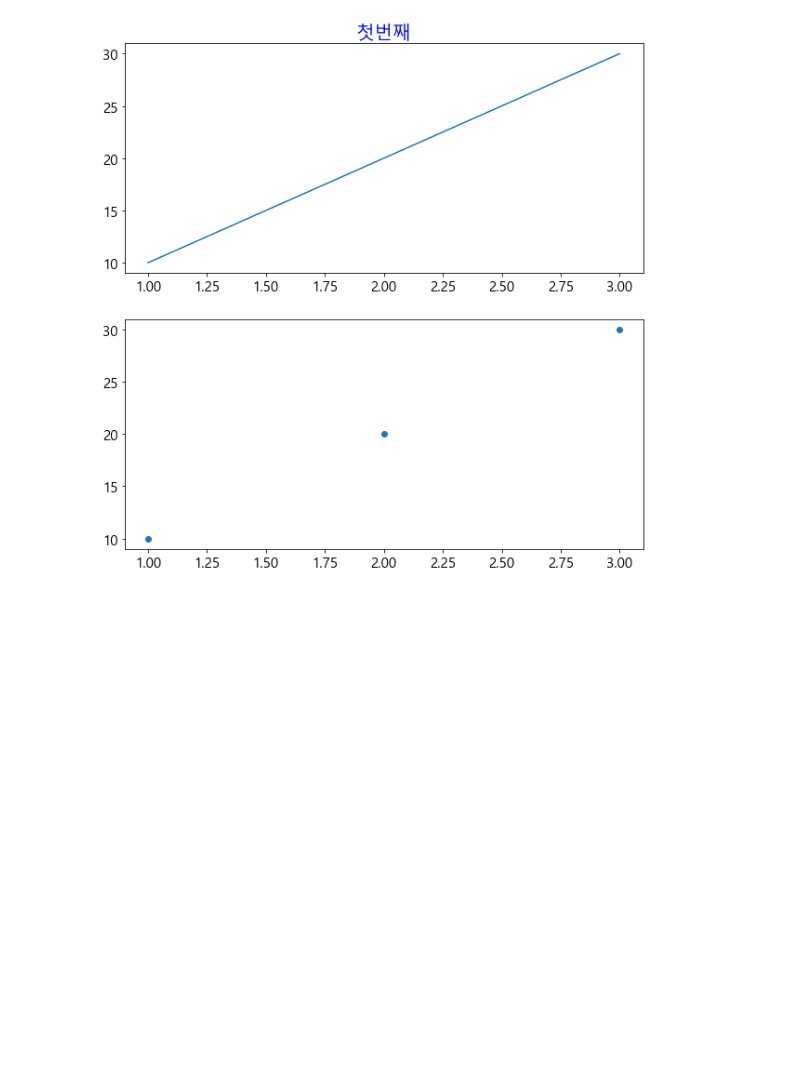
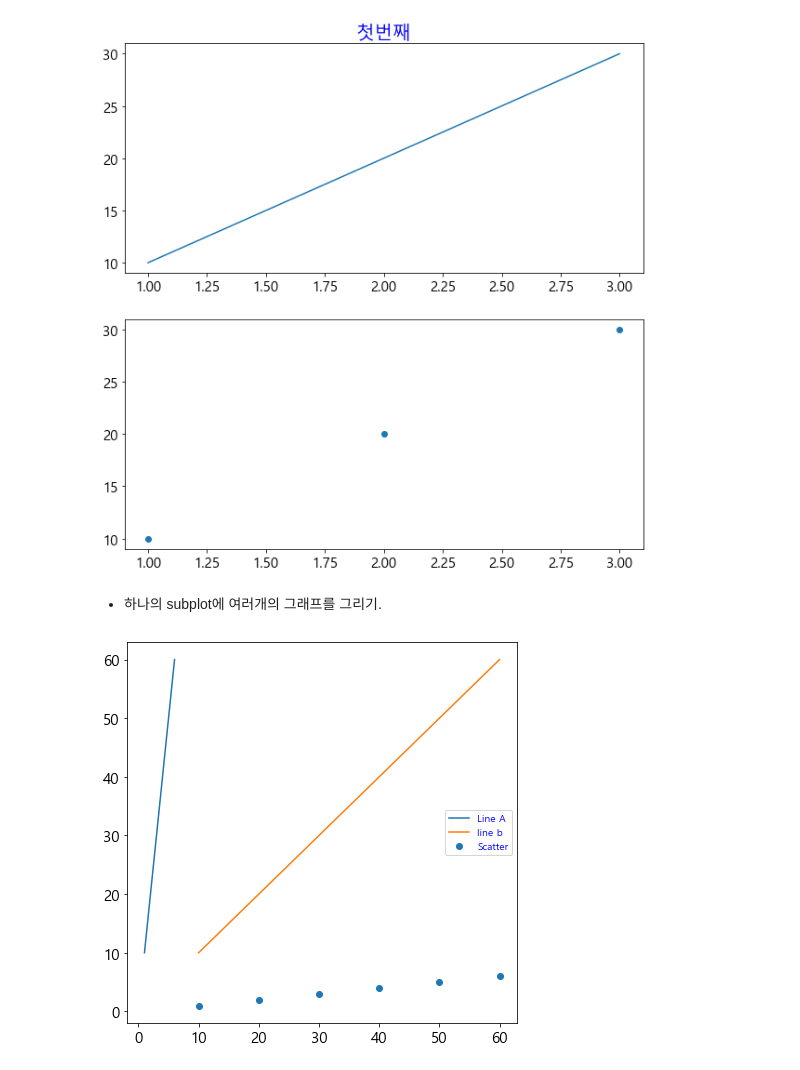
Before and after one commit to cheakm/python-practice, a Jupyter notebook: 01_matplotlib 개요_ practice1.ipynb, the cells around one changed output. Drawn from its saved outputs; the diff is of its cells as text; code cells hidden in the pictures; blank space fills up the shorter version.

```diff
--- a/01_matplotlib 개요_ practice1.ipynb
+++ b/01_matplotlib 개요_ practice1.ipynb
@@ -209,3 +209,17 @@ plt.scatter([1,2,3],[10,20,30])
 plt.show('두번째')
 # %% [output]
 [figure]
+# %% [markdown]
+- 하나의 subplot에 여러개의 그래프를 그리기.
+# %%
+import matplotlib.pyplot as plt
+plt.figure(figsize = (7,7))
+
+plt.plot([1,2,3,4,5,6],[10,20,30,40,50,60], label ="Line A")
+plt.scatter([10,20,30,40,50,60],[1,2,3,4,5,6],label = 'Scatter')
+plt.plot([10,20,30,40,50,60],[10,20,30,40,50,60], label = 'line b')
+
+plt.legend()
+plt.show()
+# %% [output]
+[figure, added]
```
Also changed, not shown: parts of 13 cells of this notebook.
